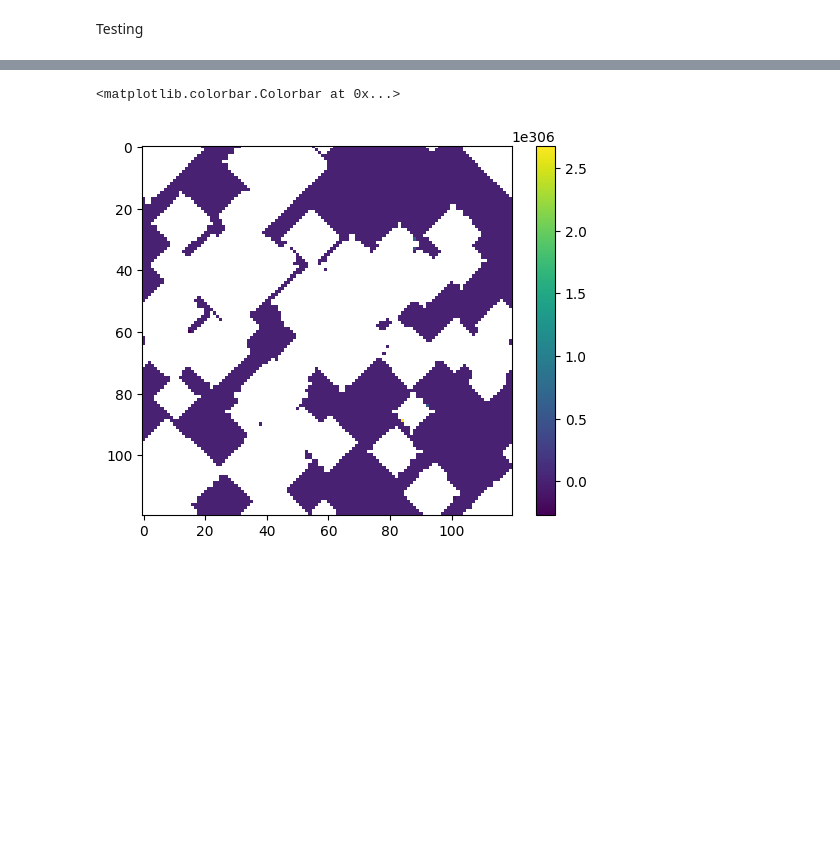
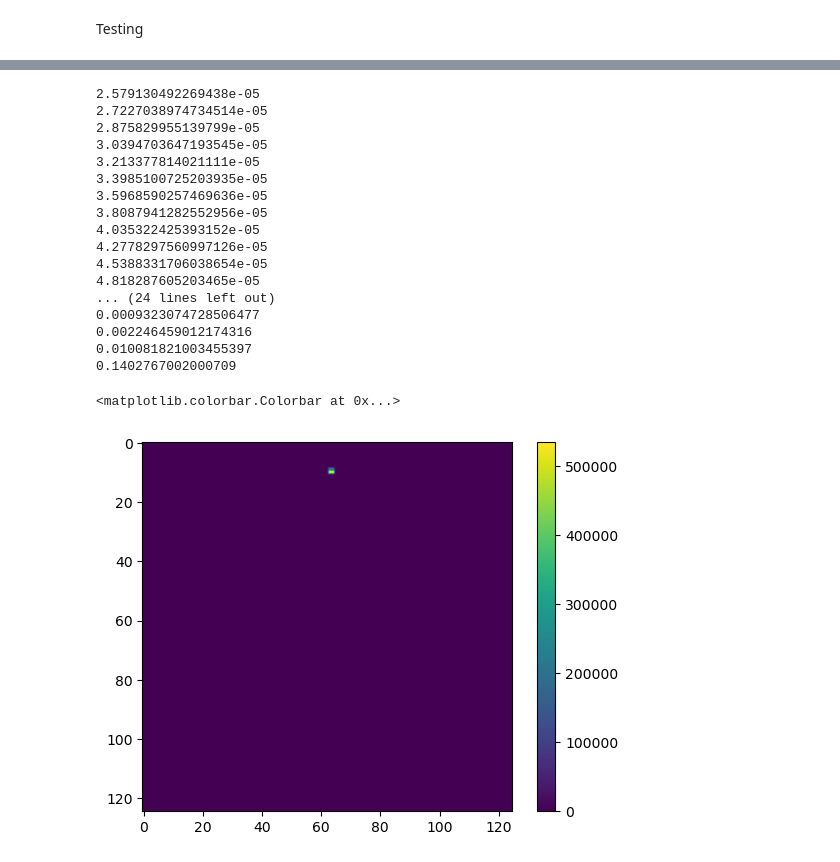
Before and after one commit to PaulHosek/ComplexSystemSimulation, a Jupyter notebook: simple_CA.ipynb, the cells around one changed output, grey strips where cells are left out. Cells and saved outputs as stored; diff of their text form; code cells hidden in the pictures; blank space fills up the shorter version.

```diff
--- a/simple_CA.ipynb
+++ b/simple_CA.ipynb
@@ -108,7 +108,7 @@ def calc_dhdt(h, rho_water,rho_ice,s,pi_h, psi, m, delta_x):
 def calc_dHtdt(H,m):
   """
   Update of ice-surface height, evolution.
-  :param H: ice-surface height at current time
+  :param H: Ice height
   :param m: melting rate
   """
   return heaviside(H)*-m
@@ -148,23 +148,24 @@ m = m_i # should really follow equation 4
 size = 125
 
 # Timestep
-delta_t = 1
+delta_t = 5
 
-psi_0 = np.random.normal(loc = 100, scale = 10, size = (size, size))
+psi_0 = np.random.normal(loc = 100, scale = 1, size = (size, size))
 psi_0 = heaviside(psi_0) * psi_0
 # %%
 # Initialise grid water levels - no negative values
 h = np.zeros(shape = (size, size))
 
-# Initial ice height
+# Total ice thickness at initial condition
 H0 = calc_H0(psi_0,rho_ice,rho_water)
 
 # Reference point - zero
 H_ref = np.zeros(h.shape)
 
 # Set the initial conditions
-Ht = H0
+Ht = psi_0 # initially no water, so psi = Ht assuming H_ref = 0
 psi= psi_0
+H = H0
 # %%
 # Create the grid coordinates
 x, y = np.meshgrid(np.arange(size), np.arange(size))
@@ -198,13 +199,33 @@ plt.colorbar()
 # %%
-for _ in range(5):
-  dhdt = calc_dhdt(h, rho_water,rho_ice,s,pi_h, psi, m, delta_x)
-  cur_h = next_h(dhdt,delta_t,h)
-  Ht = next_Ht(calc_dHtdt(Ht,m),delta_t,Ht)
-  h = cur_h
-  psi = calc_psi(Ht, h, H_ref)
+for _ in range(40):
+    print(np.mean(dhdt))
+    dhdt = calc_dhdt(h, rho_water,rho_ice,s,pi_h, psi, m, delta_x)
+    cur_h = next_h(dhdt,delta_t,h)
+    Ht = next_Ht(calc_dHtdt(H,m),delta_t,Ht)
+    h = cur_h
+    H = H + calc_dHtdt(H,m)*delta_t
+    psi = calc_psi(Ht, h, H_ref) # psi for the next step
+
 
 plt.imshow(h)
 plt.colorbar()
 # %% [output]
-<matplotlib.colorbar.Colorbar at 0x...>
+2.579130492269438e-05
+2.7227038974734514e-05
+2.875829955139799e-05
+3.0394703647193545e-05
+3.213377814021111e-05
+3.3985100725203935e-05
+3.5968590257469636e-05
+3.8087941282552956e-05
+4.035322425393152e-05
+4.2778297560997126e-05
+4.5388331706038654e-05
+4.818287605203465e-05
+... (24 lines left out)
+0.0009323074728506477
+0.002246459012174316
+0.010081821003455397
+0.1402767002000709
+<matplotlib.colorbar.Colorbar at 0x...>
-[figure, old version]
+[figure, new version]
```
Also changed, not shown: parts of 7 cells of this notebook.
